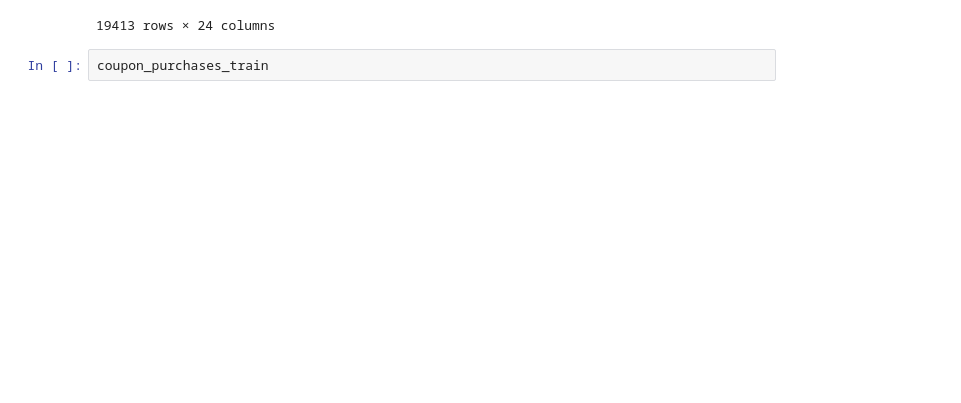
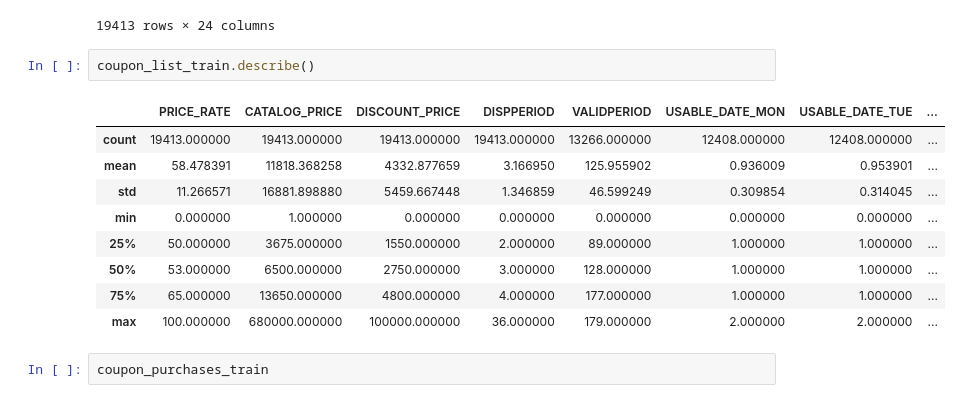
Before and after one commit to jnferreira/couponpurchasepreds, a Jupyter notebook: cos_sim.ipynb, the cells around one changed output. Drawn from its saved outputs; the diff is of its cells as text; blank space fills up the shorter version.

```diff
--- a/cos_sim.ipynb
+++ b/cos_sim.ipynb
@@ -31,6 +35,18 @@ coupon_list_train
 | 19411 | グルメ | グルメ | 50 | 2400 | 1200 | 2011-07-15 12:00:00 | 2011-07-17 12:00:00 | 2 | ... |
 | 19412 | グルメ | グルメ | 60 | 6000 | 2400 | 2011-07-23 12:00:00 | 2011-07-26 12:00:00 | 3 | ... |
 19413 rows × 24 columns
+# %%
+coupon_list_train.describe()
+# %% [output]
+|  | PRICE_RATE | CATALOG_PRICE | DISCOUNT_PRICE | DISPPERIOD | VALIDPERIOD | USABLE_DATE_MON | USABLE_DATE_TUE | ... |
+| count | 19413.000000 | 19413.000000 | 19413.000000 | 19413.000000 | 13266.000000 | 12408.000000 | 12408.000000 | ... |
+| mean | 58.478391 | 11818.368258 | 4332.877659 | 3.166950 | 125.955902 | 0.936009 | 0.953901 | ... |
+| std | 11.266571 | 16881.898880 | 5459.667448 | 1.346859 | 46.599249 | 0.309854 | 0.314045 | ... |
+| min | 0.000000 | 1.000000 | 0.000000 | 0.000000 | 0.000000 | 0.000000 | 0.000000 | ... |
+| 25% | 50.000000 | 3675.000000 | 1550.000000 | 2.000000 | 89.000000 | 1.000000 | 1.000000 | ... |
+| 50% | 53.000000 | 6500.000000 | 2750.000000 | 3.000000 | 128.000000 | 1.000000 | 1.000000 | ... |
+| 75% | 65.000000 | 13650.000000 | 4800.000000 | 4.000000 | 177.000000 | 1.000000 | 1.000000 | ... |
+| max | 100.000000 | 680000.000000 | 100000.000000 | 36.000000 | 179.000000 | 2.000000 | 2.000000 | ... |
 # %%
 coupon_purchases_train
 # %% [output]
```
Also changed, not shown: parts of 19 cells of this notebook, 1 other file.
